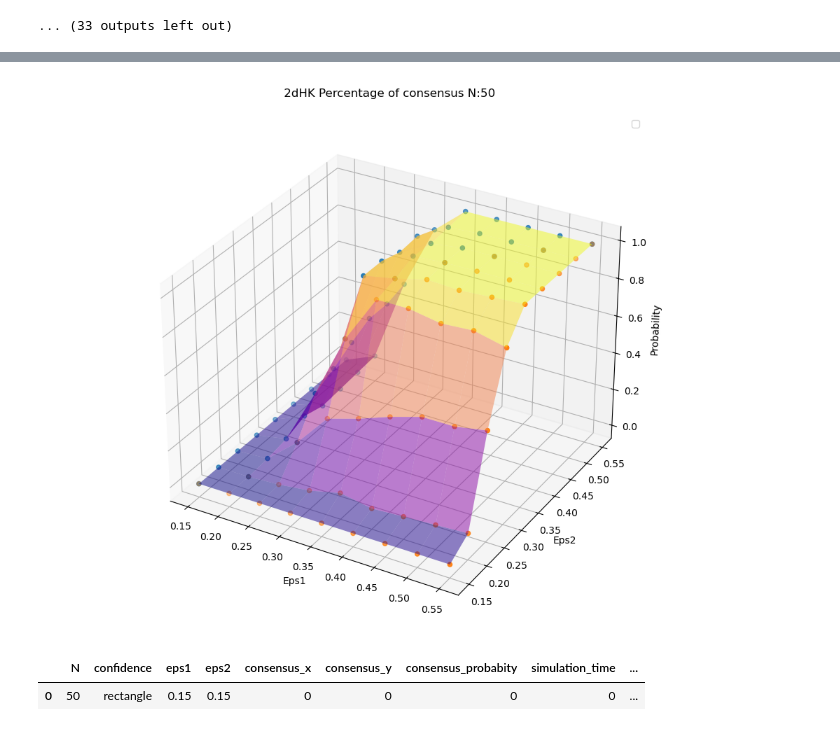
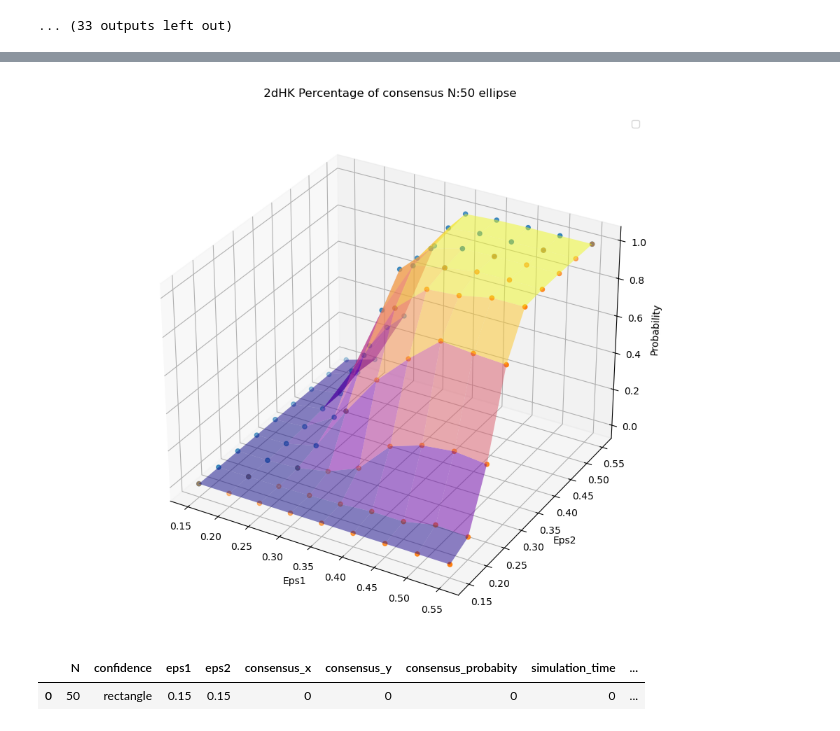
Before and after one commit to ash00748/Hegselmann-Krause-project, a Jupyter notebook: 2d HK/2dHK_confidence_forms.ipynb, the cells around one changed output, grey strips where cells are left out. Drawn from its saved outputs; the diff is of its cells as text; code cells hidden in the pictures.

```diff
--- a/2d HK/2dHK_confidence_forms.ipynb
+++ b/2d HK/2dHK_confidence_forms.ipynb
@@ -60,3 +59,3 @@ dtypes = {
 # %%
-consensus_data = pd.read_csv('expon_distib_consensus_data.csv', sep=";", dtype=dtypes)
+consensus_data = pd.read_csv('rectangle_distib_consensus_data.csv', sep=";", dtype=dtypes)
 consensus_data
@@ -106,0 +122,8 @@ func = create_rectangle_conf_func
+# %%
+# func = create_rectangle_conf_func
+func = create_ellipse_conf_func
+# %%
+import numpy as np
+R=R_array[-1]
+confidence = func(*R_array[-1])
+confidence.__name__
@@ -107,6 +132,6 @@ func = create_rectangle_conf_func
 # %%
-# experiment = consensus_data.index[-1] +1
-experiment=0
+experiment = consensus_data.index[-1] +1
+# experiment=0
 simulation_func=HK_2D_sim
 
 for R in R_array:
@@ -130,6 +155,7 @@ for R in R_array:
                 ((consensus_data['N'] == N)
                 & (round(consensus_data['eps1'],2) == round(R[0],2))
                 & (round(consensus_data['eps2'],2) == round(R[1],2))
+                &(consensus_data['confidence']==confidence.__name__)
                 )
                 ].index[0]
             consensus_data.at[experiment, "simulation_count"] +=1
@@ -179,46 +205,50 @@ consensus_data
 %matplotlib widget
 # %%
 import numpy as np
+
+conf = confidence.__name__
 ax = plt.figure(figsize=(10, 8)).add_subplot(projection='3d')
 
 # Plot lines for each beta value
 
-df = consensus_data.query('N == @N and confidence == "rectangle"')
+df = consensus_data.query('N == @N and confidence == @conf')
+df.reset_index(inplace=True, drop=True)
+
 ax.scatter3D(df['eps1'], df['eps2'], df['consensus_probabity']/df['simulation_count'] )
 ax.scatter3D(df['eps2'], df['eps1'], df['consensus_probabity']/df['simulation_count'] )
 
 vals = np.sort(df['eps1'].unique())
 n = vals.shape[0]
 X = np.zeros((n, n), dtype=float)
 Y = np.zeros((n, n), dtype=float)
 Z = np.zeros((n, n), dtype=float)
 for i in range(n):
     for j in range(n):
         x = vals[i]
         y = vals[j]
         for k in range(len(df['eps1'])):
             if df['eps1'][k] == x and df['eps2'][k] == y or \
                df['eps1'][k] == y and df['eps2'][k] == x:
                 X[i, j] = x
                 Y[i, j] = y
                 Z[i, j] = df['consensus_probabity'][k]/df['simulation_count'][k]
 
 ax.plot_surface(X, Y, Z, alpha=0.5, cmap='plasma')
 
 # Adding the HK_sample line (you'll need to adjust this based on your actual data)
-plt.title(f' 2dHK Percentage of consensus N:{N}\n')
+plt.title(f' 2dHK Percentage of consensus N:{N} {conf}\n')
 plt.xlabel('Eps1')
 plt.ylabel('Eps2')
 ax.set_zlabel('Probability')
 
 plt.legend()
 # Add a grid
 plt.grid(True, linestyle='--', alpha=0.7)
 
 plt.tight_layout()
 plt.show()
 # %% [output]
-[figure, old version]
+[figure, new version]
 # %%
 %matplotlib inline
 # %%
```
Also changed, not shown: parts of 6 cells of this notebook, 6 other files.
